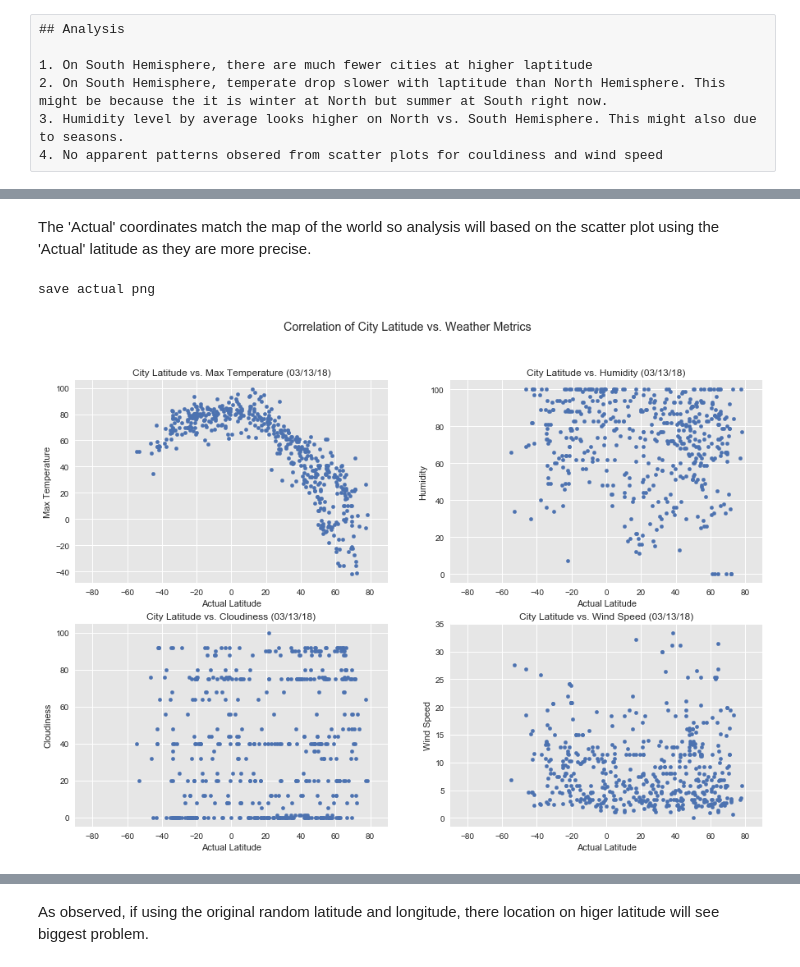
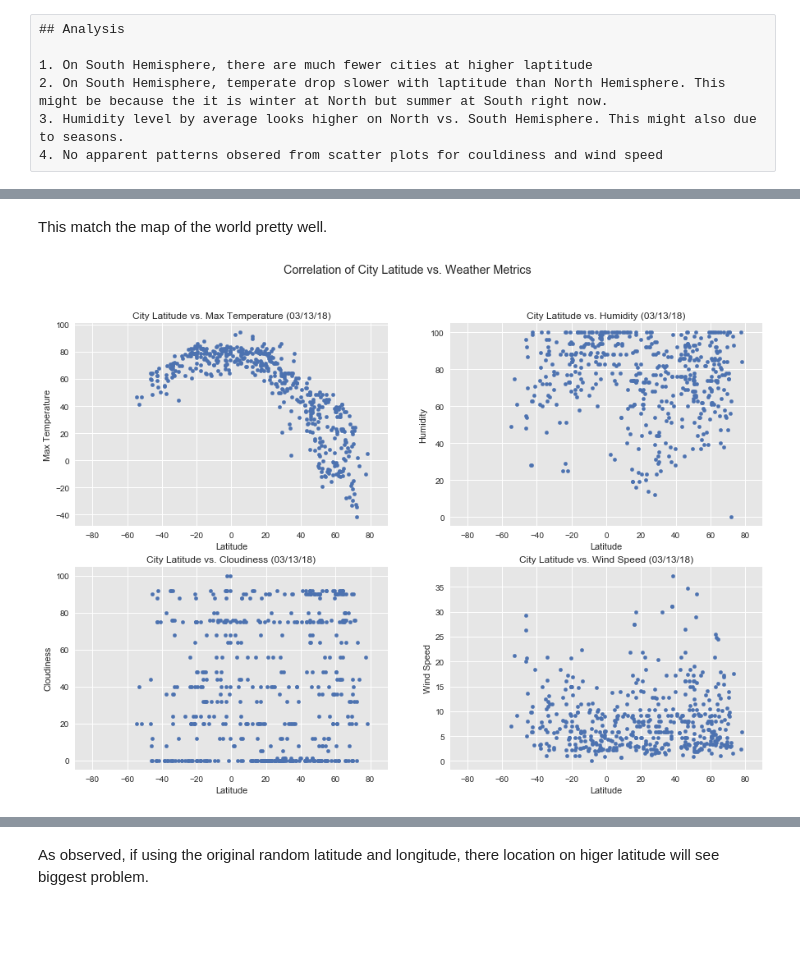
Before and after one commit to feng443/RUDSWeek6API, a Jupyter notebook: WeatherPy.ipynb, the cells around one changed output, grey strips where cells are left out. Drawn from its saved outputs; the diff is of its cells as text; code cells hidden in the pictures; blank space fills up the shorter version.

```diff
--- a/WeatherPy.ipynb
+++ b/WeatherPy.ipynb
@@ -162,13 +132,7 @@ class WeatherPy(object):
         else:
             print(msg)
 # %%
-weather_py = WeatherPy(
-    number_of_cities=500,
-    log_file='weather_py.log',
-    csv_file='weather_py.csv',
-    png_file='weather_py.png',
-    actual_png_file='weather_actual.png',
-)
+weather_py = WeatherPy(number_of_cities=500, log_file='weather_py.log')
 weather_py.pick_all_cities()
 weather_py.write_data_to_csv()
 # %%
@@ -193,7 +151,6 @@ weather_py.plot_lat_lon(use_actual=True)
-# %% [markdown]
-The 'Actual' coordinates match the map of the world so analysis will based on the scatter plot using the 'Actual' latitude as they are more precise.
+# %% [markdown]
+This match the map of the world pretty well.
 # %%
-weather_py.plot_weather(use_actual=True)
+weather_py.plot_weather()
 # %% [output]
-save actual png
-[figure, old version]
+[figure, new version]
```
Also changed, not shown: parts of 7 cells of this notebook, 5 other files.
